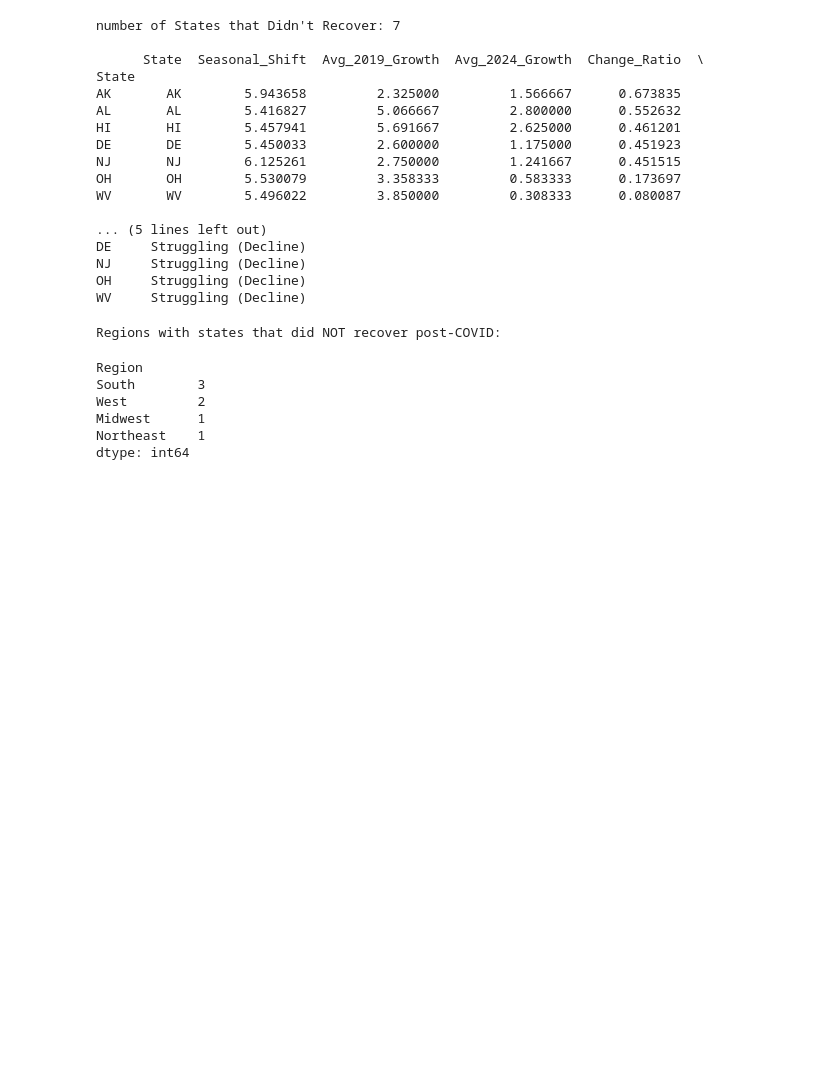
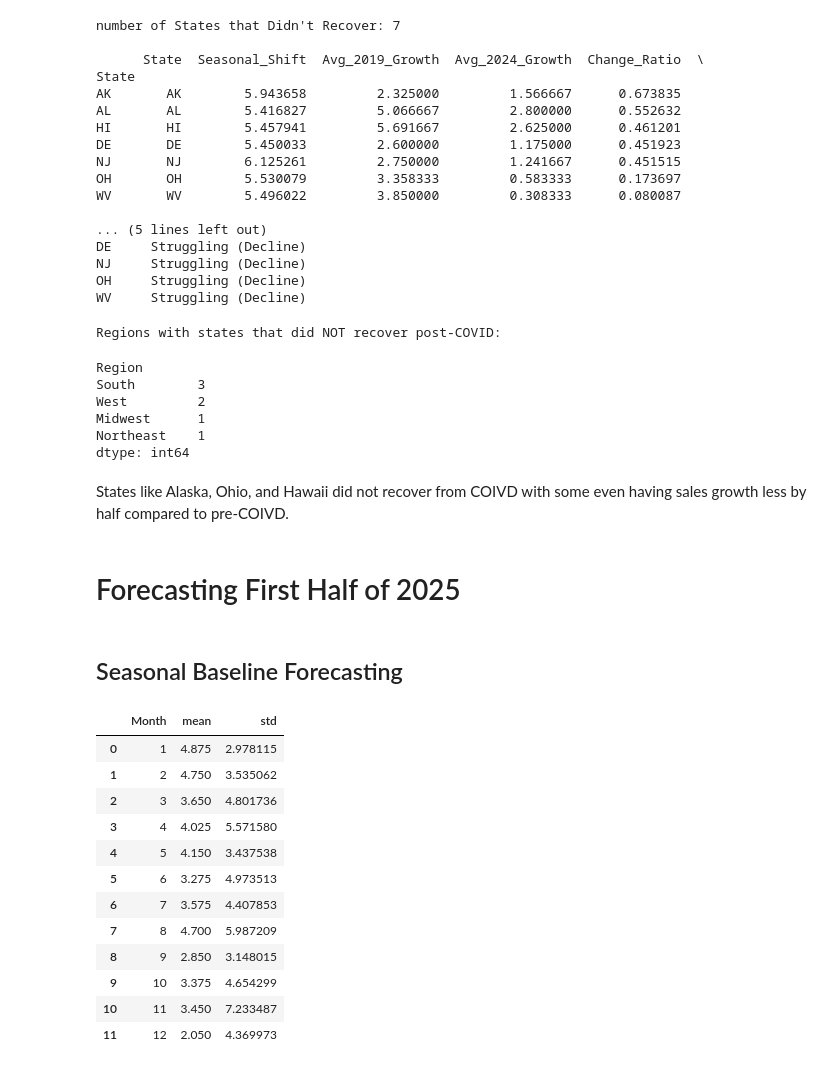
Before and after one commit to DiaHere/Food-and-Beverage-across-all-US-states-Analysis, a Jupyter notebook: covid_impact_on_food_&_beverage_analysis.ipynb, the cells around one changed output. Cells and saved outputs as stored; diff of their text form; code cells hidden in the pictures; blank space fills up the shorter version.

```diff
--- a/covid_impact_on_food_&_beverage_analysis.ipynb
+++ b/covid_impact_on_food_&_beverage_analysis.ipynb
@@ -496,3 +517,9 @@ West         2
 Midwest      1
 Northeast    1
 dtype: int64
+# %% [markdown]
+States like Alaska, Ohio, and Hawaii did not recover from COIVD with some even having sales growth less by half compared to pre-COIVD.
+# %% [markdown]
+# Forecasting First Half of 2025
+# %% [markdown]
+## Seasonal Baseline Forecasting
@@ -498,0 +539,20 @@ dtype: int64
+# %%
+wa_seasonality = (
+    wa.groupby('Month')['Pct_Change']
+      .mean()
+)
+wa_seasonality
+# %% [output]
+|  | Month | mean | std |
+| 0 | 1 | 4.875 | 2.978115 |
+| 1 | 2 | 4.750 | 3.535062 |
+| 2 | 3 | 3.650 | 4.801736 |
+| 3 | 4 | 4.025 | 5.571580 |
+| 4 | 5 | 4.150 | 3.437538 |
+| 5 | 6 | 3.275 | 4.973513 |
+| 6 | 7 | 3.575 | 4.407853 |
+| 7 | 8 | 4.700 | 5.987209 |
+| 8 | 9 | 2.850 | 3.148015 |
+| 9 | 10 | 3.375 | 4.654299 |
+| 10 | 11 | 3.450 | 7.233487 |
+| 11 | 12 | 2.050 | 4.369973 |
```
Also changed, not shown: parts of 14 cells of this notebook, 3 other files.
